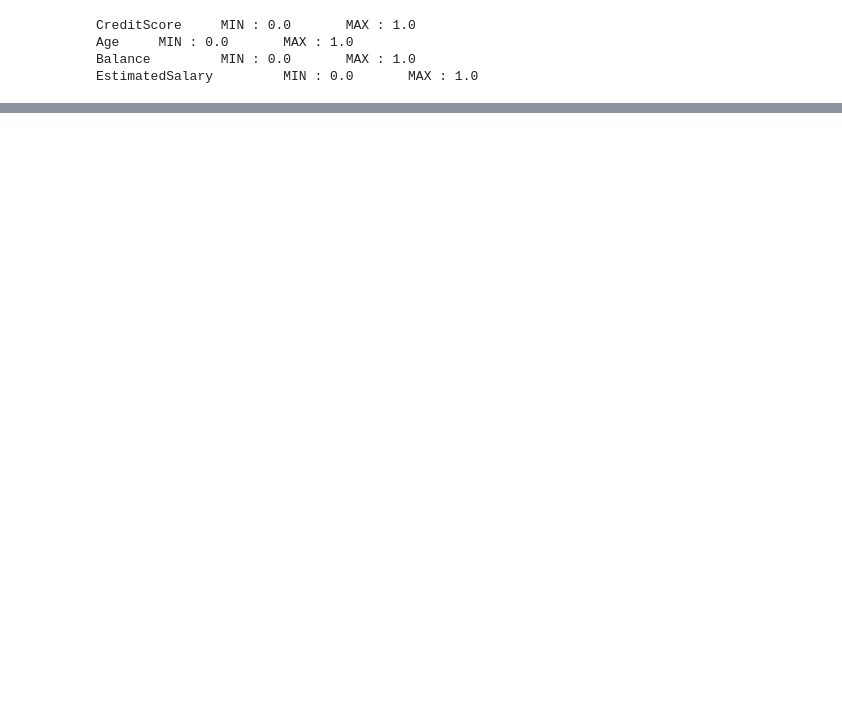
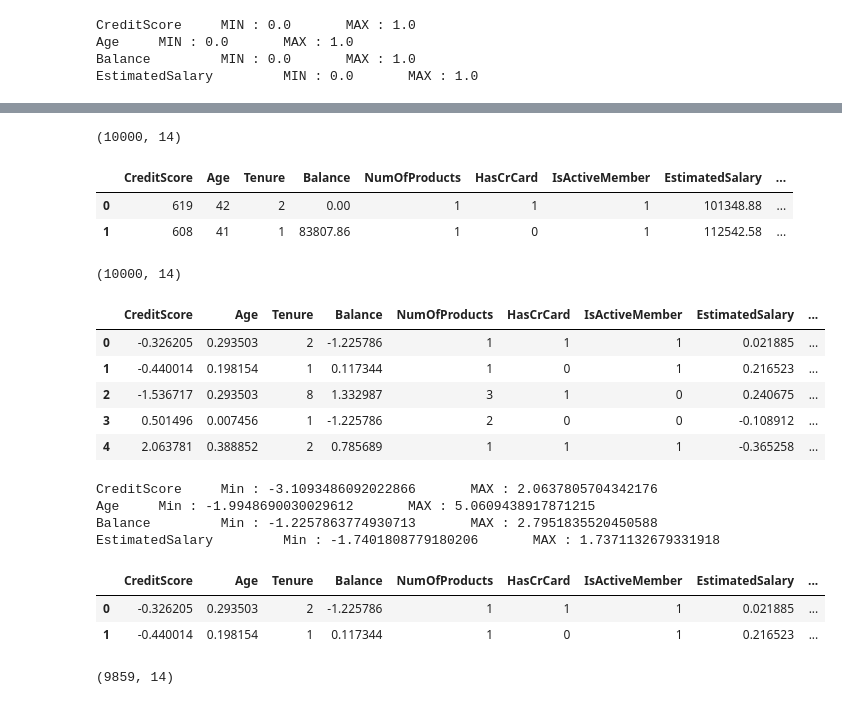
Before and after one commit to mukeshtopcoder/Croma_Campus_Classes, a Jupyter notebook: 11AM-12PM_ML_WD_Dec/ML_Day8.ipynb, the cells around one changed output, grey strips where cells are left out. Saved outputs shown, nothing was run; the diff lists cells and outputs as text; code cells hidden in the pictures; blank space fills up the shorter version.

```diff
--- a/11AM-12PM_ML_WD_Dec/ML_Day7.ipynb
+++ b/11AM-12PM_ML_WD_Dec/ML_Day8.ipynb
@@ -182,0 +201,2 @@ EstimatedSalary         MIN : 0.0       MAX : 1.0
+# %%
+df = df.drop(columns=[	'RowNumber',	'CustomerId'	,'Surname'])
@@ -182,0 +242,12 @@ EstimatedSalary         MIN : 0.0       MAX : 1.0
+# %%
+df = df.drop(columns=['Geography' ,	'Gender'])
+# %%
+df.shape
+# %% [output]
+(10000, 14)
+# %%
+df.head(2)
+# %% [output]
+|  | CreditScore | Age | Tenure | Balance | NumOfProducts | HasCrCard | IsActiveMember | EstimatedSalary | ... |
+| 0 | 619 | 42 | 2 | 0.00 | 1 | 1 | 1 | 101348.88 | ... |
+| 1 | 608 | 41 | 1 | 83807.86 | 1 | 0 | 1 | 112542.58 | ... |
@@ -182,0 +263,27 @@ EstimatedSalary         MIN : 0.0       MAX : 1.0
+# %%
+df.shape
+# %% [output]
+(10000, 14)
+# %%
+df.head()
+# %% [output]
+|  | CreditScore | Age | Tenure | Balance | NumOfProducts | HasCrCard | IsActiveMember | EstimatedSalary | ... |
+| 0 | -0.326205 | 0.293503 | 2 | -1.225786 | 1 | 1 | 1 | 0.021885 | ... |
+| 1 | -0.440014 | 0.198154 | 1 | 0.117344 | 1 | 0 | 1 | 0.216523 | ... |
+| 2 | -1.536717 | 0.293503 | 8 | 1.332987 | 3 | 1 | 0 | 0.240675 | ... |
+| 3 | 0.501496 | 0.007456 | 1 | -1.225786 | 2 | 0 | 0 | -0.108912 | ... |
+| 4 | 2.063781 | 0.388852 | 2 | 0.785689 | 1 | 1 | 1 | -0.365258 | ... |
+# %%
+for col in scale_col:
+    print(col,'\tMin :',df[col].min(),'\tMAX :',df[col].max())
+# %% [output]
+CreditScore     Min : -3.1093486092022866       MAX : 2.0637805704342176
+Age     Min : -1.9948690030029612       MAX : 5.0609438917871215
+Balance         Min : -1.2257863774930713       MAX : 2.7951835520450588
+EstimatedSalary         Min : -1.7401808779180206       MAX : 1.7371132679331918
+# %%
+df.head(2)
+# %% [output]
+|  | CreditScore | Age | Tenure | Balance | NumOfProducts | HasCrCard | IsActiveMember | EstimatedSalary | ... |
+| 0 | -0.326205 | 0.293503 | 2 | -1.225786 | 1 | 1 | 1 | 0.021885 | ... |
+| 1 | -0.440014 | 0.198154 | 1 | 0.117344 | 1 | 0 | 1 | 0.216523 | ... |
@@ -182,0 +295,4 @@ EstimatedSalary         MIN : 0.0       MAX : 1.0
+# %%
+df.shape
+# %% [output]
+(9859, 14)
```
Also changed, not shown: parts of 13 cells of this notebook, 2 other files.
